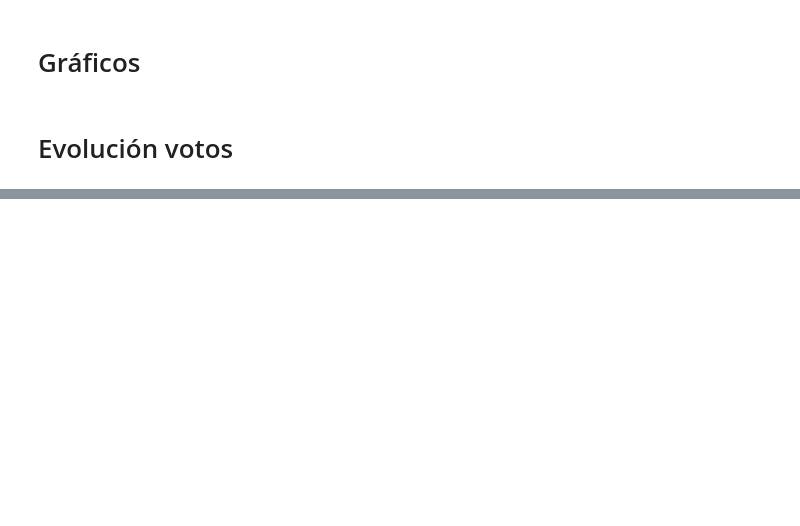
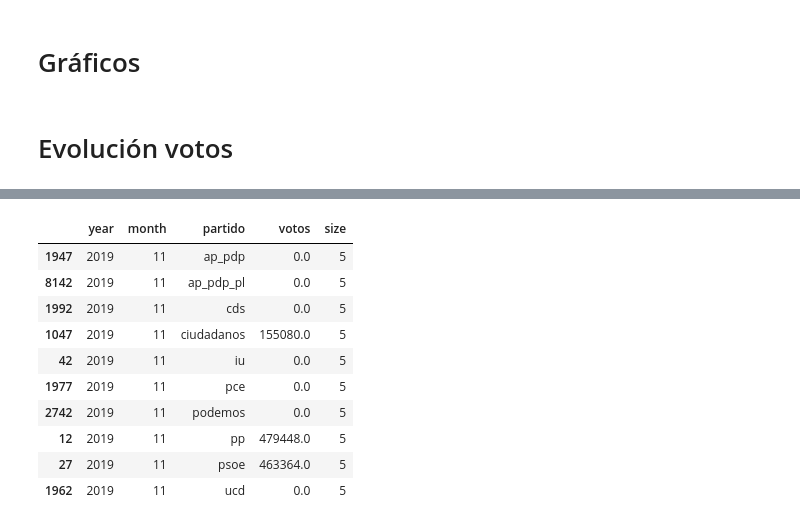
Before and after one commit to Morante-tech/PoliticAI, a Jupyter notebook: privado-articulos/notebooks/resultados_elecciones.ipynb, the cells around one changed output, grey strips where cells are left out. Drawn from its saved outputs; the diff is of its cells as text; code cells hidden in the pictures; blank space fills up the shorter version.

```diff
--- a/privado-articulos/notebooks/resultados_elecciones.ipynb
+++ b/privado-articulos/notebooks/resultados_elecciones.ipynb
@@ -182,7 +208,8 @@ fig.show()
 # Evolución votos
 # %%
 # evolucion partidos mas votados, lineas dejar rastro, filtro por municipio
+CODIGOINE_MUNICIPIO="28079"
 # %%
-df_municipio = df_comunidad[df_comunidad.codigo_de_municipio == CODIGO_MUNICIPIO]
+df_municipio = df_comunidad[df_comunidad.CODIGOINE == CODIGOINE_MUNICIPIO]
 nombre_municipio = df_municipio.nombre_de_municipio.unique()[0]
 df_municipio.head()
@@ -189,11 +225,26 @@ df_municipio.head()
 # %%
+## GRAFICO --------------------
 df_party_series = df_municipio.melt(id_vars=['year', "month"], value_vars=party_columns)
 df_party_series = df_party_series.rename(columns={"variable":"partido", "value":"votos"})
-#df_party_series = df_party_series[df_party_series["votos"] > 0]
+df_party_series = df_party_series[~((df_party_series.year == 2019) & (df_party_series.month == 4))]
+
 top_parties = list(df_party_series.groupby("partido")
                      .sum("votos").sort_values("votos", ascending=False)[:10]
                      .reset_index()["partido"].unique())
 df_party_series = df_party_series[df_party_series["partido"].isin(top_parties)]
 df_party_series = df_party_series.sort_values(["year", "month", "partido"], ascending=True)
-#df_party_series["elecciones"] = df["year"].astype(str).str.zfill(2) + df["month"].astype(str).str.zfill(2)
+df_party_series["size"] = 5
+df_party_series[df_party_series.year == 2019]
+# %% [output]
+|  | year | month | partido | votos | size |
+| 1947 | 2019 | 11 | ap_pdp | 0.0 | 5 |
+| 8142 | 2019 | 11 | ap_pdp_pl | 0.0 | 5 |
+| 1992 | 2019 | 11 | cds | 0.0 | 5 |
+| 1047 | 2019 | 11 | ciudadanos | 155080.0 | 5 |
+| 42 | 2019 | 11 | iu | 0.0 | 5 |
+| 1977 | 2019 | 11 | pce | 0.0 | 5 |
+| 2742 | 2019 | 11 | podemos | 0.0 | 5 |
+| 12 | 2019 | 11 | pp | 479448.0 | 5 |
+| 27 | 2019 | 11 | psoe | 463364.0 | 5 |
+| 1962 | 2019 | 11 | ucd | 0.0 | 5 |
 # %%
```
Also changed, not shown: parts of 14 cells of this notebook.
